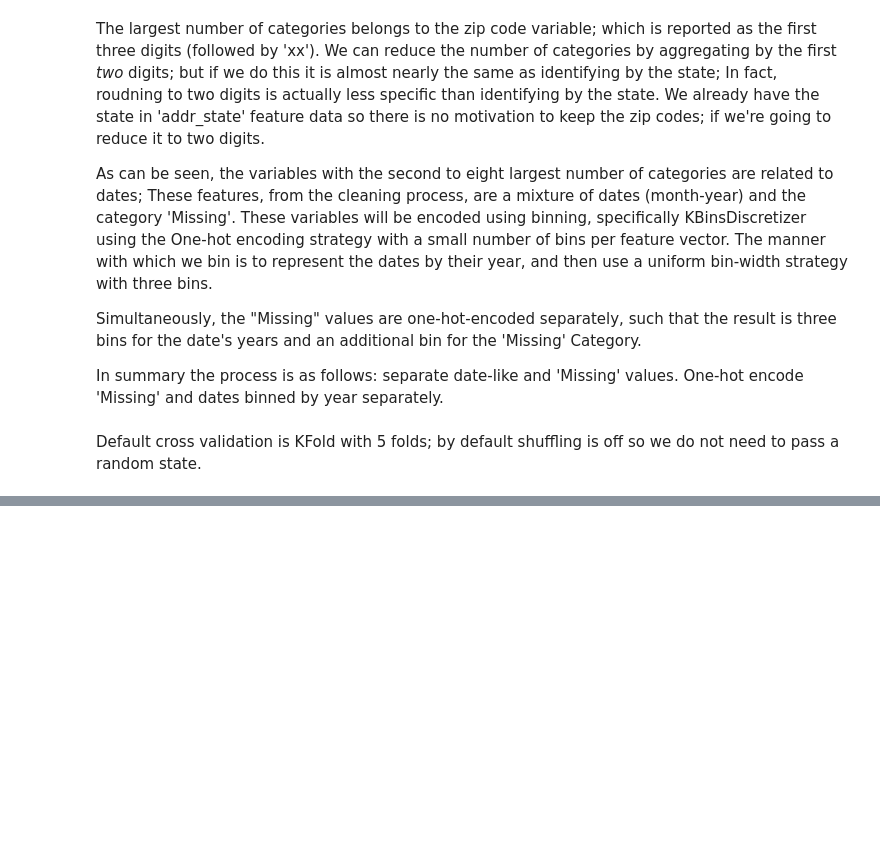
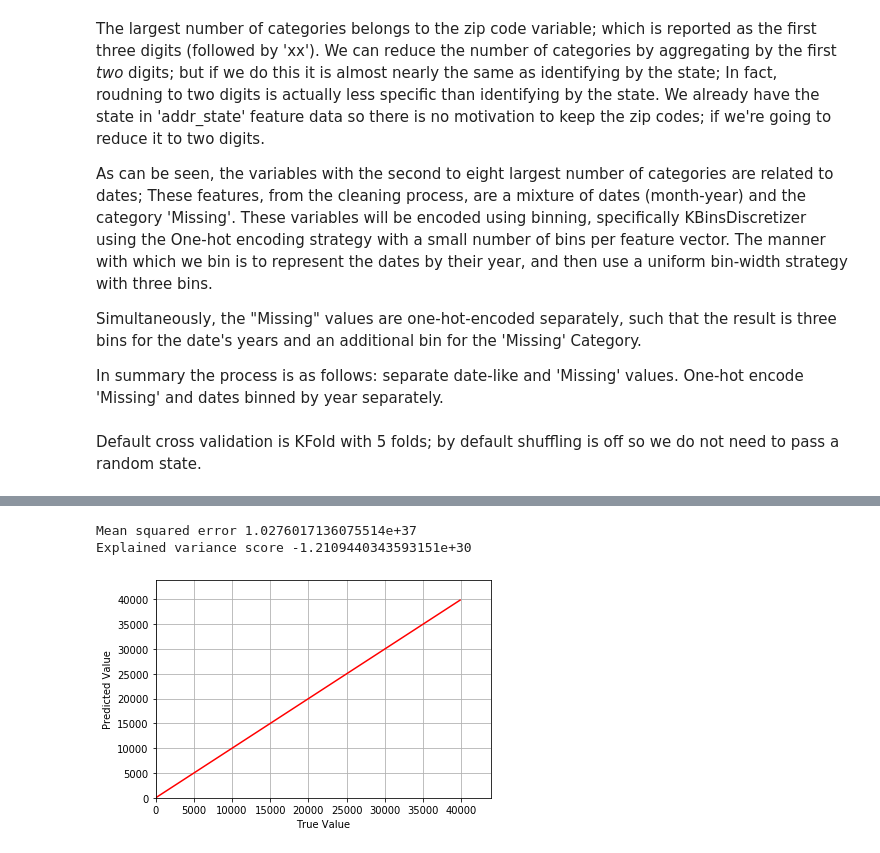
Before and after one commit to mgudorf/datsci, a Jupyter notebook: capstone1/notebooks/Loan recovery amount regression.ipynb, the cells around one changed output, grey strips where cells are left out. Cells and saved outputs as stored; diff of their text form; code cells hidden in the pictures; blank space fills up the shorter version.

```diff
--- a/capstone1/notebooks/Loan recovery amount regression.ipynb
+++ b/capstone1/notebooks/Loan recovery amount regression.ipynb
@@ -48,11 +108,34 @@ def classifier_analysis(clf, X_test, y_test):
 # Convert date-like + 'Missing' valued features to one-hot encoded columns; uses KBins on the years of the date-like, which
 # bins then one-hot encodes, while also one-hot encoding 'Missing' separately.
 def encode_dates_and_missing(df):
+
+    '''
+    A DataFrame which takes mixed "Missing" and datetime values, separates out the "Missing"
+    and then performs two operations. First, the 'Missing' column is one-hot encoded, second,
+    the datetime variables are binned and encoded using KBinsDiscretizer, using a uniform bin
+    width strategy.
+
+    Parameters:
+
+    df : DataFrame (n_samples, n_features)
+
+        Dataframe which contains datetime features and value "Missing" which indicates missing values.
+
+    Returns:
+
+    encoded_df : DataFrame (n_samples, (undetermined size))
+
+        Encoded dataframe, filled with one-hot encoded columns of the input DataFrame.
+
+
+
+    '''
+
     for i, seriesname in enumerate(df.columns):
         series = df[seriesname]
         series_missing = pd.get_dummies(series[series=='Missing'])
         series_notmissing = series[series!='Missing']
-        notmiss_index =series_notmissing.index
+        notmiss_index = series_notmissing.index
 
         kbd = KBinsDiscretizer(n_bins=3, strategy='uniform')
         series_dt = pd.to_datetime(series_notmissing).dt.year
@@ -268,0 +602,16 @@ Explained variance score 0.98821
+# %%
+col_transformer_ = my_feature_transformer(X, num_features, cat_features, date_features, num_transformer='passthrough')
+# %%
+sgd_test = SGDRegressor(random_state=42, tol=1e-10)
+
+_ = col_transformer_.fit(X_traintest)
+
+xt = col_transformer_.transform(X_traintest)
+
+_ = sgd_test.fit(xt, y_traintest)
+
+_ = classifier_analysis(sgd_test, xt, y_traintest)
+# %% [output]
+Mean squared error 1.0276017136075514e+37
+Explained variance score -1.2109440343593151e+30
+[figure, added]
```
Also changed, not shown: parts of 54 cells of this notebook, 1 other file.
